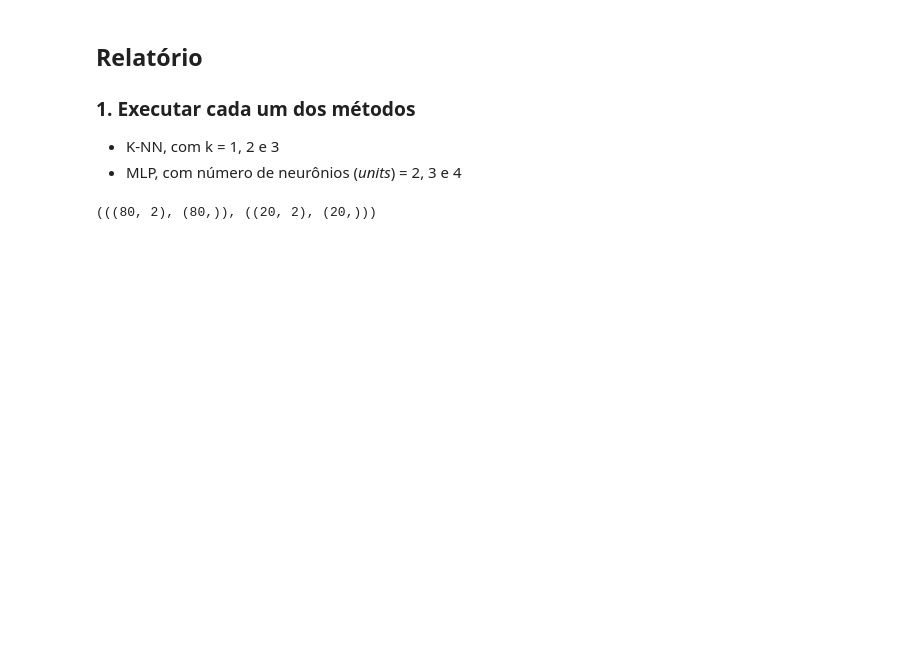
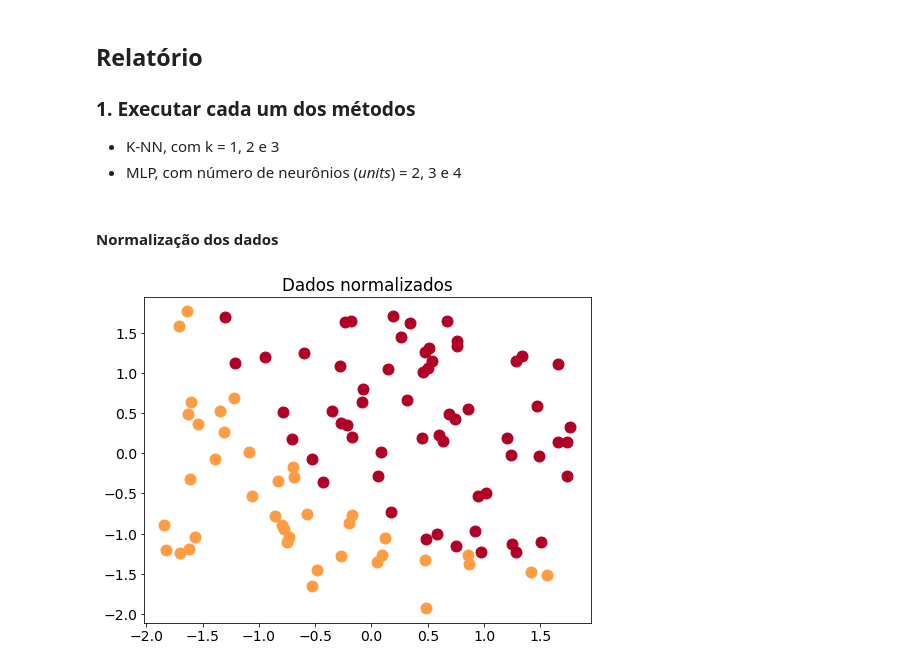
Before and after one commit to barbaraneves/machine-learning-2020-1, a Jupyter notebook: Trabalho 3/trabalho3_barbara.ipynb, the cells around one changed output. Drawn from its saved outputs; the diff is of its cells as text; code cells hidden in the pictures; blank space fills up the shorter version.

```diff
--- a/Trabalho 3/trabalho3_barbara.ipynb
+++ b/Trabalho 3/trabalho3_barbara.ipynb
@@ -90,9 +77,14 @@ utils.plot_data(X, y, title='Dados com normalização')
 
 - K-NN, com k = 1, 2 e 3
 - MLP, com número de neurônios (*units*) = 2, 3 e 4
-# %%
-X_train, X_test, y_train, y_test = train_test_split(X, y, test_size=0.2, random_state=42)
-
-(X_train.shape, y_train.shape), (X_test.shape, y_test.shape)
-# %% [output]
-(((80, 2), (80,)), ((20, 2), (20,)))
+# %% [markdown]
+#### Normalização dos dados
+# %%
+scaler = StandardScaler()
+scaler.fit(X)
+
+X = scaler.transform(X)
+
+utils.plot_data(X, y, title='Dados normalizados')
+# %% [output]
+[figure, added]
```
Also changed, not shown: parts of 21 cells of this notebook, 2 other files.
